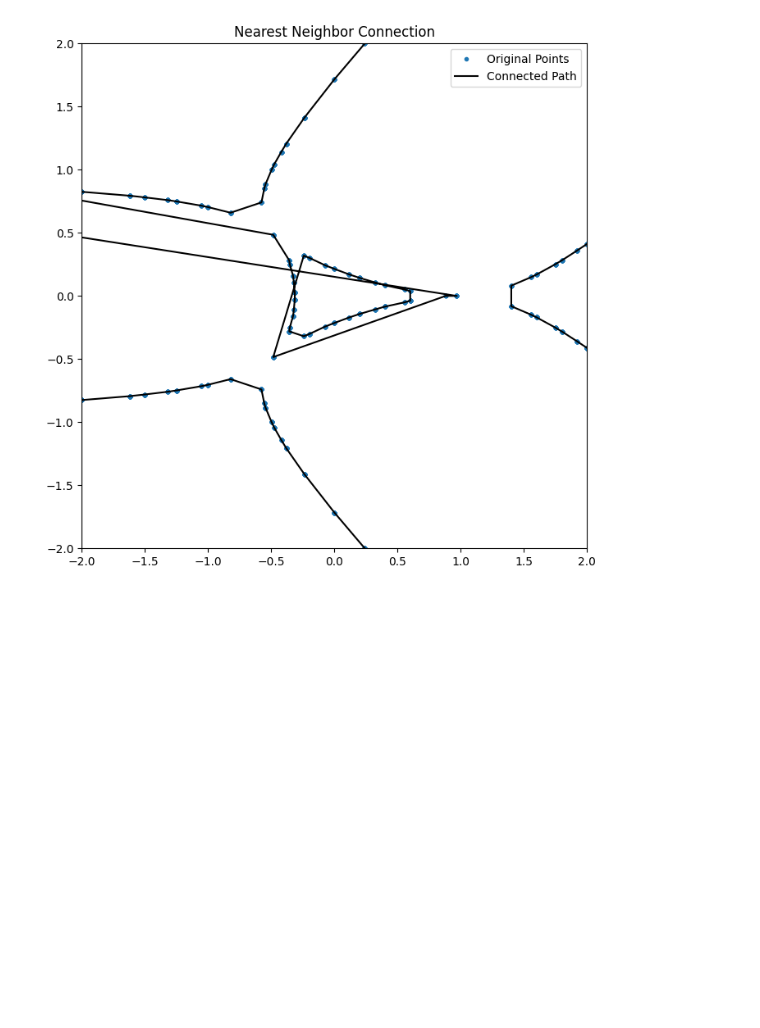
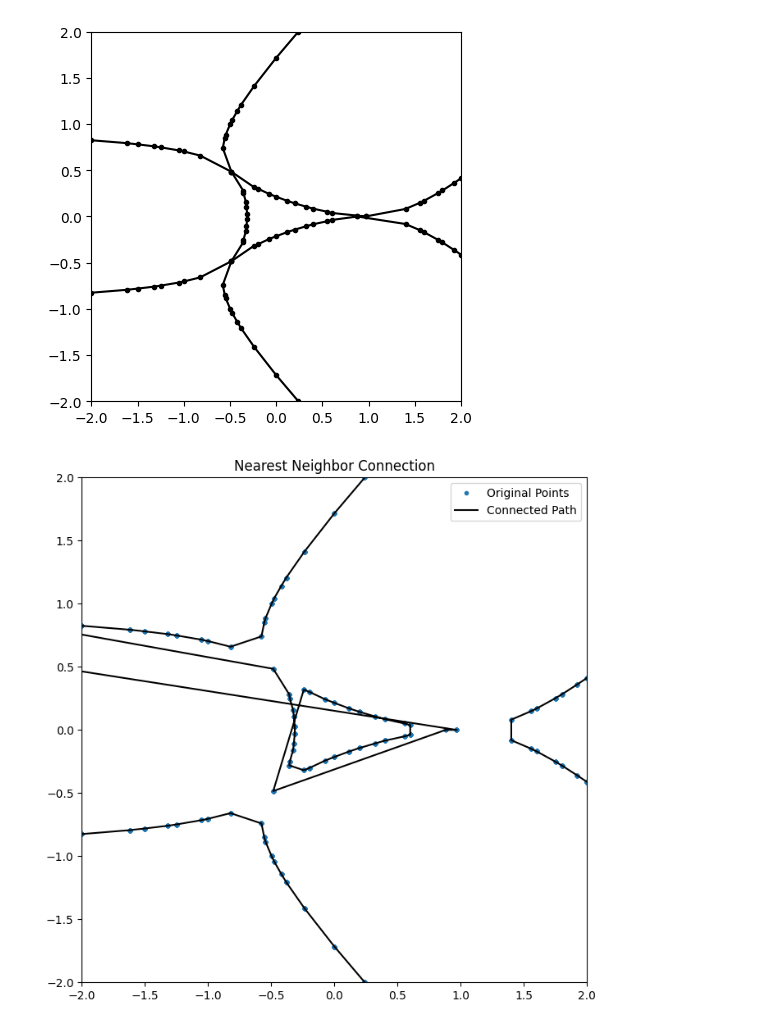
Before and after one commit to mehrankhosrojerdi/4th_project_with_UCL, a Jupyter notebook: recunstruct_phase_diagram.ipynb, the cells around one changed output. Saved outputs shown, nothing was run; the diff lists cells and outputs as text; code cells hidden in the pictures; blank space fills up the shorter version.

```diff
--- a/recunstruct_phase_diagram.ipynb
+++ b/recunstruct_phase_diagram.ipynb
@@ -16,3 +52,30 @@ plt.show()
+# %%
+first_part = points.drop(drop_idx_1)
+first_part = first_part.sort_values('y')
+
+second_part = points.drop(drop_idx_2)
+second_part = second_part.sort_values('y')
+
+third_part = points.drop(drop_idx_3)
+third_part = third_part.sort_values('y')
+
+x1 = first_part['x']
+y1 = first_part['y']
+plt.plot(x1,y1,'.-',color='black')
+
+x2 = second_part['x']
+y2 = second_part['y']
+plt.plot(x2, y2, '.-', color = 'black')
+
+x3 = third_part['x']
+y3 = third_part['y']
+plt.plot(x3, y3, '.-', color = 'black')
+plt.axis('square')
+plt.xlim(-2,2)
+plt.ylim(-2,2)
+plt.show()
+# %% [output]
+[figure, added]
 # %%
 import pandas as pd
 import matplotlib.pyplot as plt
```
Also changed, not shown: parts of 4 cells of this notebook.
